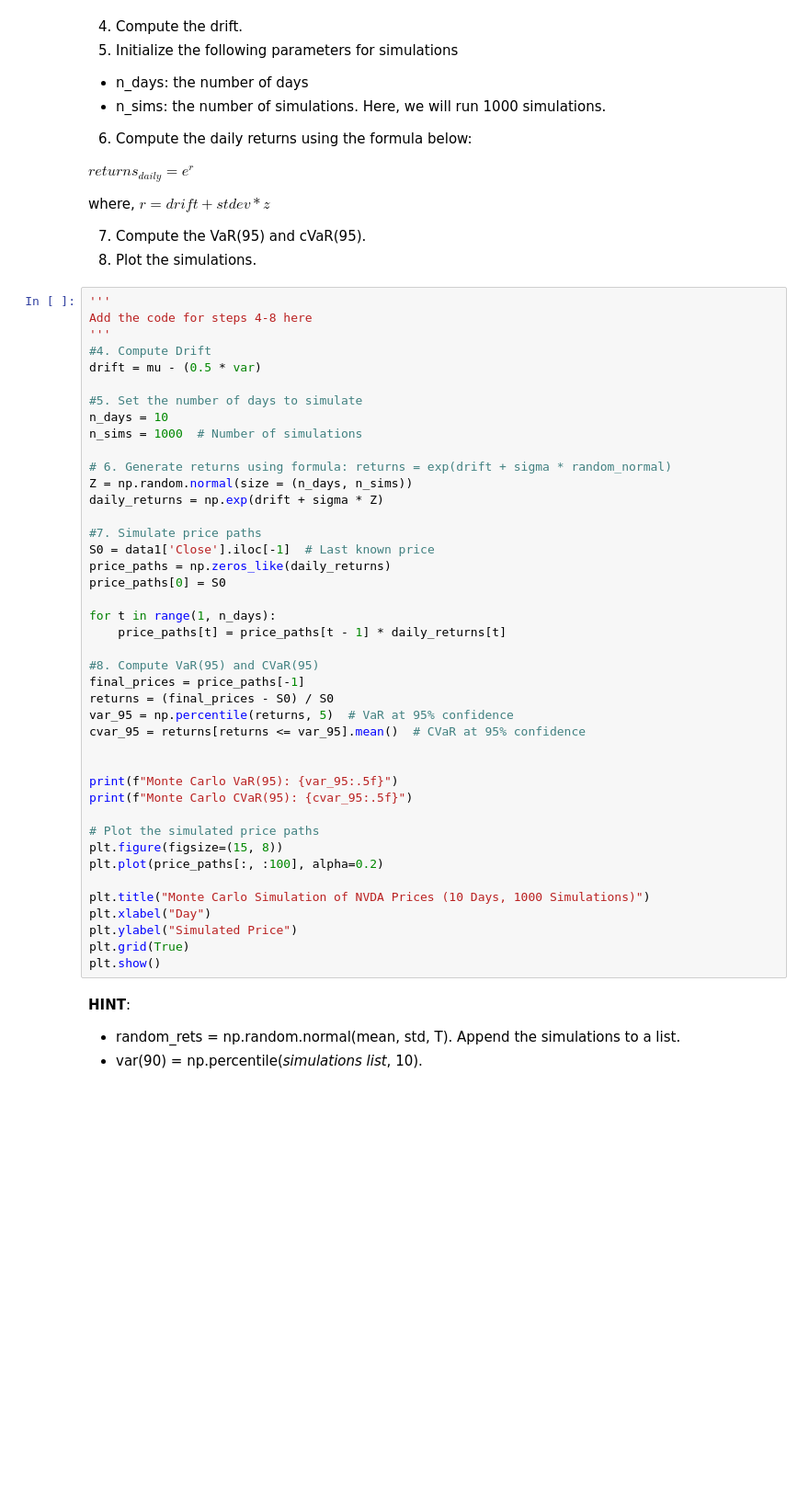
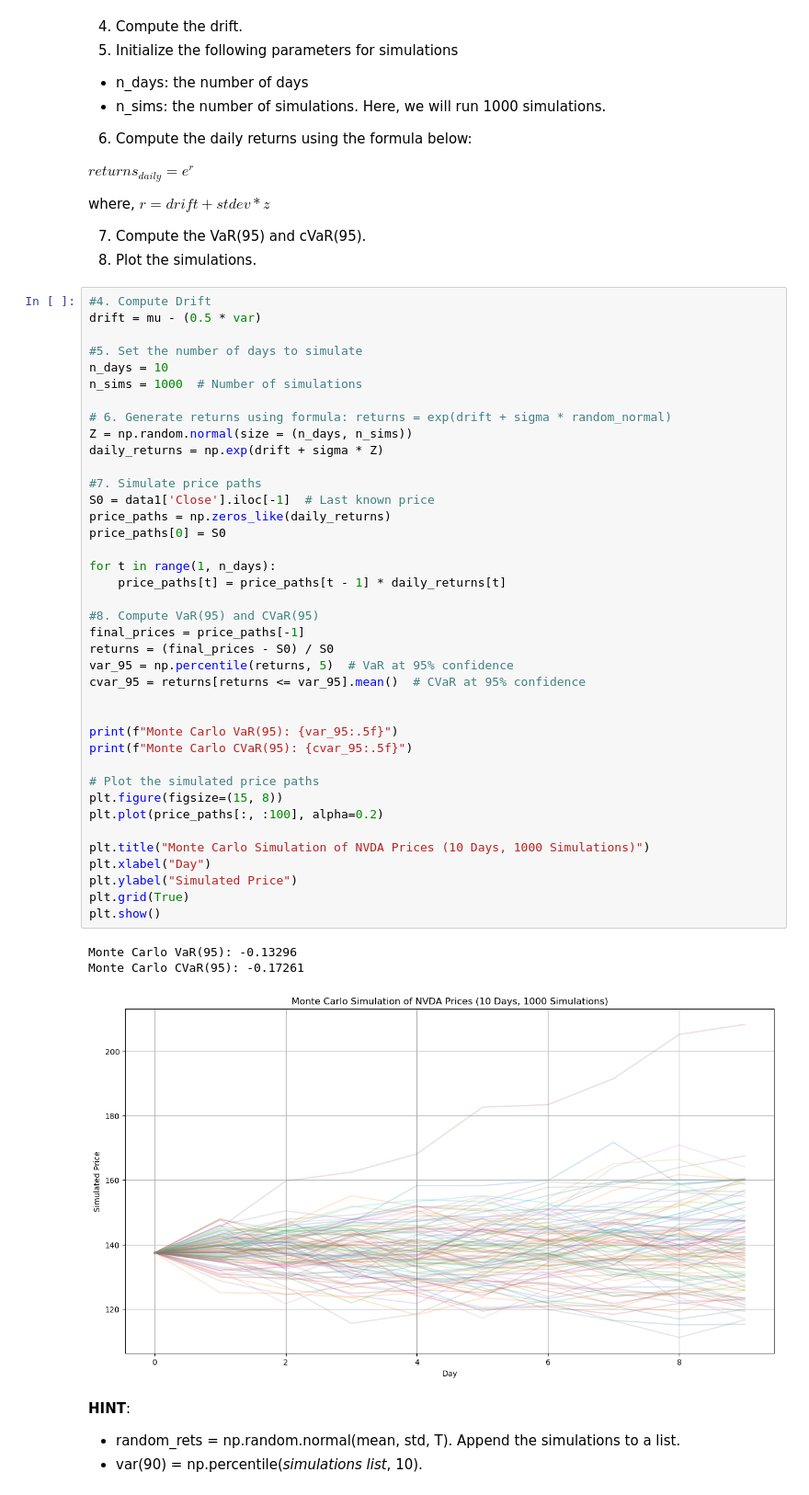
Before and after one commit to Jazz-coder107/Monte-Carlo-VaR-Project, a Jupyter notebook: Monte-Carlo-VaR-Project/Monte-Carlo-VaR-Project.ipynb, the cells around one changed output. Shown at 92% size. Drawn from its saved outputs; the diff is of its cells as text; blank space fills up the shorter version.

Commit message:
Added graphs/output after re-running notebook

```diff
--- a/Monte-Carlo-VaR-Project/Monte-Carlo-VaR-Project.ipynb
+++ b/Monte-Carlo-VaR-Project/Monte-Carlo-VaR-Project.ipynb
@@ -443,9 +490,6 @@ where, ${r}={drift}+{stdev*z}$
 7. Compute the VaR(95) and cVaR(95).
 8. Plot the simulations.
 # %%
-'''
-Add the code for steps 4-8 here
-'''
 #4. Compute Drift
 drift = mu - (0.5 * var)
 
@@ -457,33 +501,37 @@ n_sims = 1000  # Number of simulations
 Z = np.random.normal(size = (n_days, n_sims))
 daily_returns = np.exp(drift + sigma * Z)
 
 #7. Simulate price paths
 S0 = data1['Close'].iloc[-1]  # Last known price
 price_paths = np.zeros_like(daily_returns)
 price_paths[0] = S0
 
 for t in range(1, n_days):
     price_paths[t] = price_paths[t - 1] * daily_returns[t]
 
 #8. Compute VaR(95) and CVaR(95)
 final_prices = price_paths[-1]
 returns = (final_prices - S0) / S0
 var_95 = np.percentile(returns, 5)  # VaR at 95% confidence
 cvar_95 = returns[returns <= var_95].mean()  # CVaR at 95% confidence
 
 
 print(f"Monte Carlo VaR(95): {var_95:.5f}")
 print(f"Monte Carlo CVaR(95): {cvar_95:.5f}")
 
 # Plot the simulated price paths
 plt.figure(figsize=(15, 8))
 plt.plot(price_paths[:, :100], alpha=0.2)
 
 plt.title("Monte Carlo Simulation of NVDA Prices (10 Days, 1000 Simulations)")
 plt.xlabel("Day")
 plt.ylabel("Simulated Price")
 plt.grid(True)
 plt.show()
+# %% [output]
+Monte Carlo VaR(95): -0.13296
+Monte Carlo CVaR(95): -0.17261
+[figure, added]
 # %% [markdown]
 **HINT**:
 - random_rets = np.random.normal(mean, std, T). Append the simulations to a list.
```
Also changed, not shown: parts of 13 cells of this notebook.
